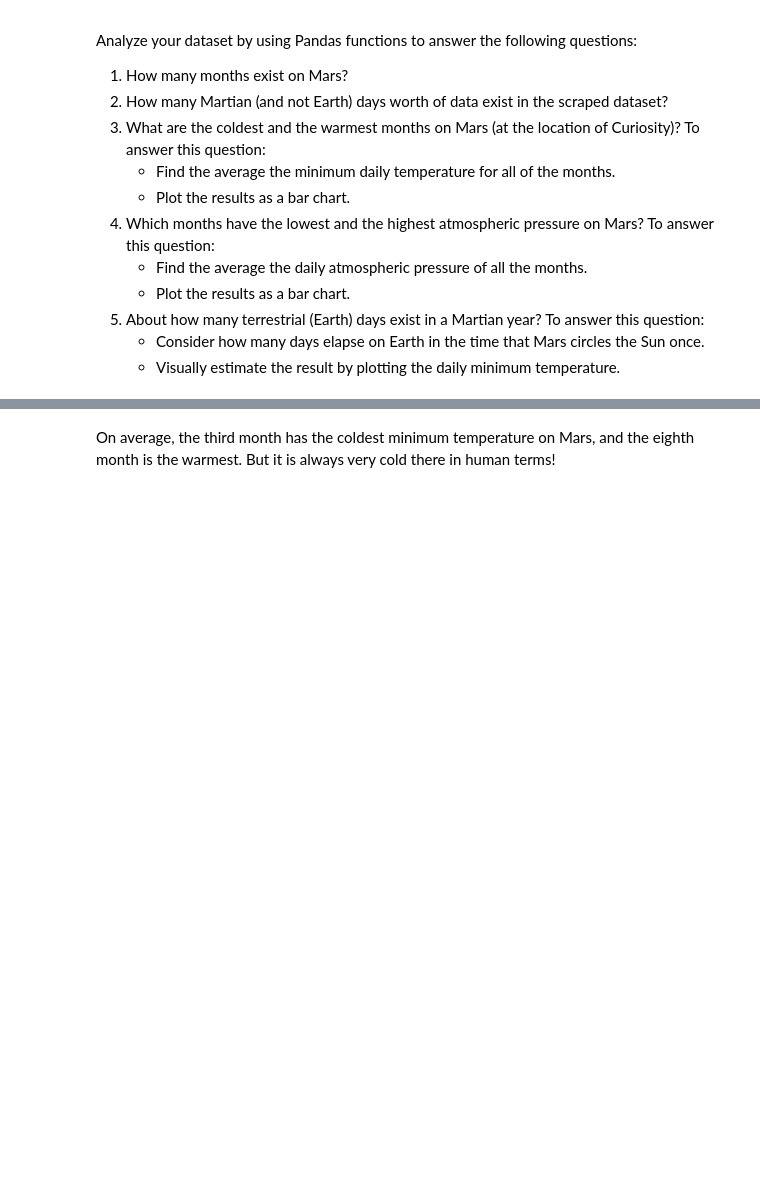
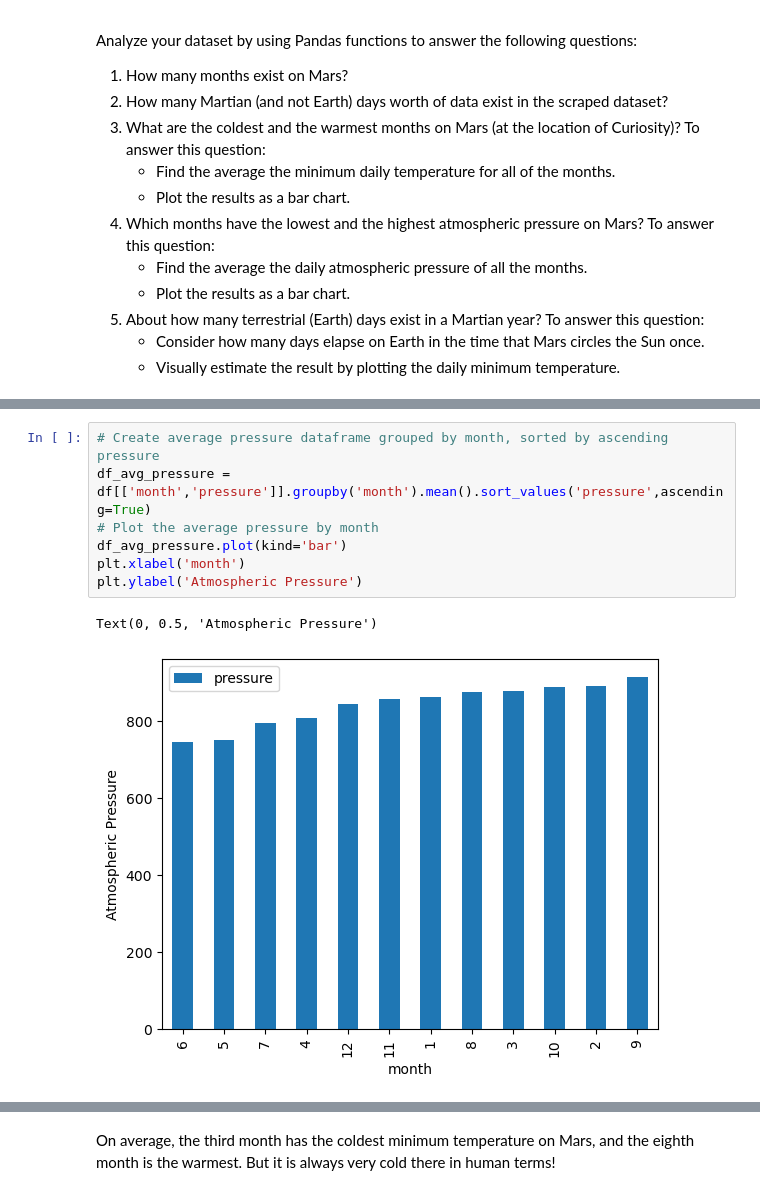
Before and after one commit to JustinS25/html-challenge, a Jupyter notebook: Mars Files/part_2_mars_weather.ipynb, the cells around one changed output, grey strips where cells are left out. Drawn from its saved outputs; the diff is of its cells as text; blank space fills up the shorter version.

```diff
--- a/Mars Files/part_2_mars_weather.ipynb
+++ b/Mars Files/part_2_mars_weather.ipynb
@@ -178,0 +241,10 @@ Name: pressure, dtype: float64
+# %%
+# Create average pressure dataframe grouped by month, sorted by ascending pressure
+df_avg_pressure = df[['month','pressure']].groupby('month').mean().sort_values('pressure',ascending=True)
+# Plot the average pressure by month
+df_avg_pressure.plot(kind='bar')
+plt.xlabel('month')
+plt.ylabel('Atmospheric Pressure')
+# %% [output]
+Text(0, 0.5, 'Atmospheric Pressure')
+[figure, added]
```
Also changed, not shown: parts of 20 cells of this notebook, 2 other files.
